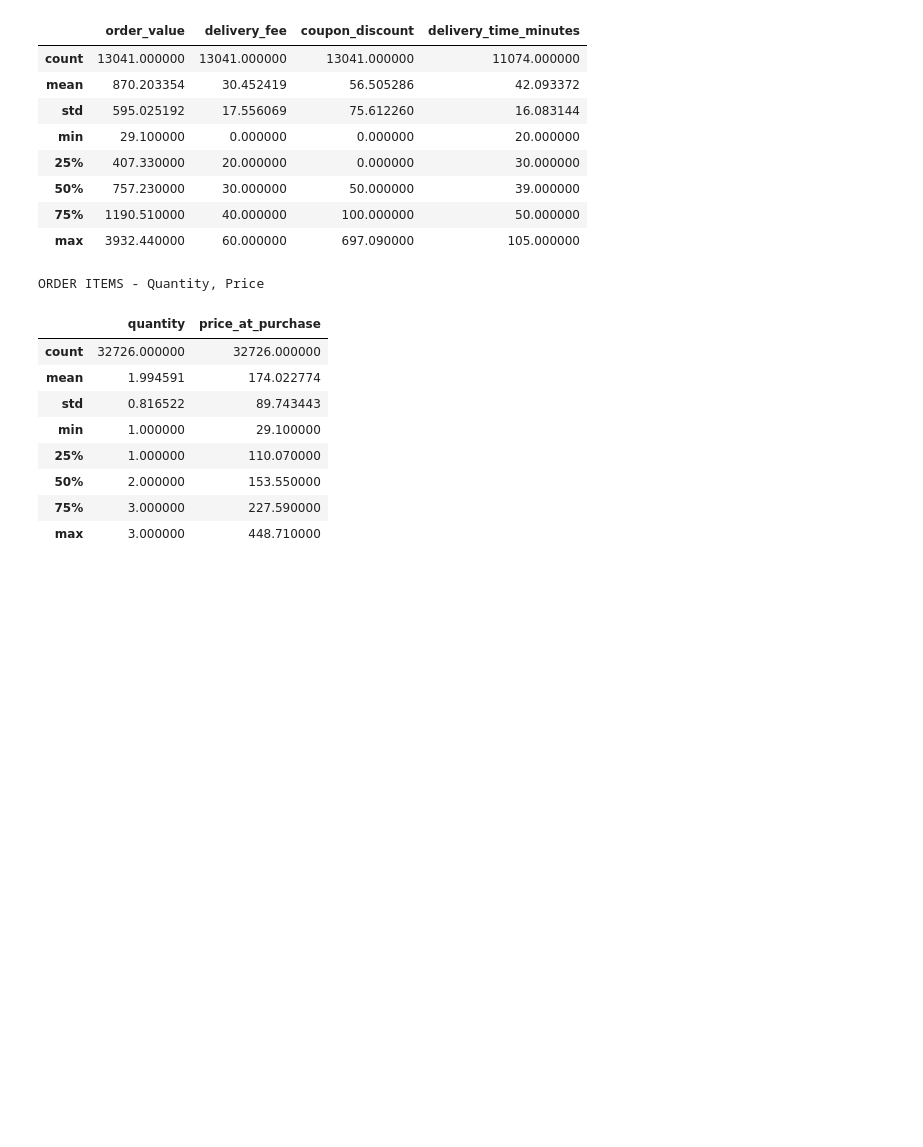
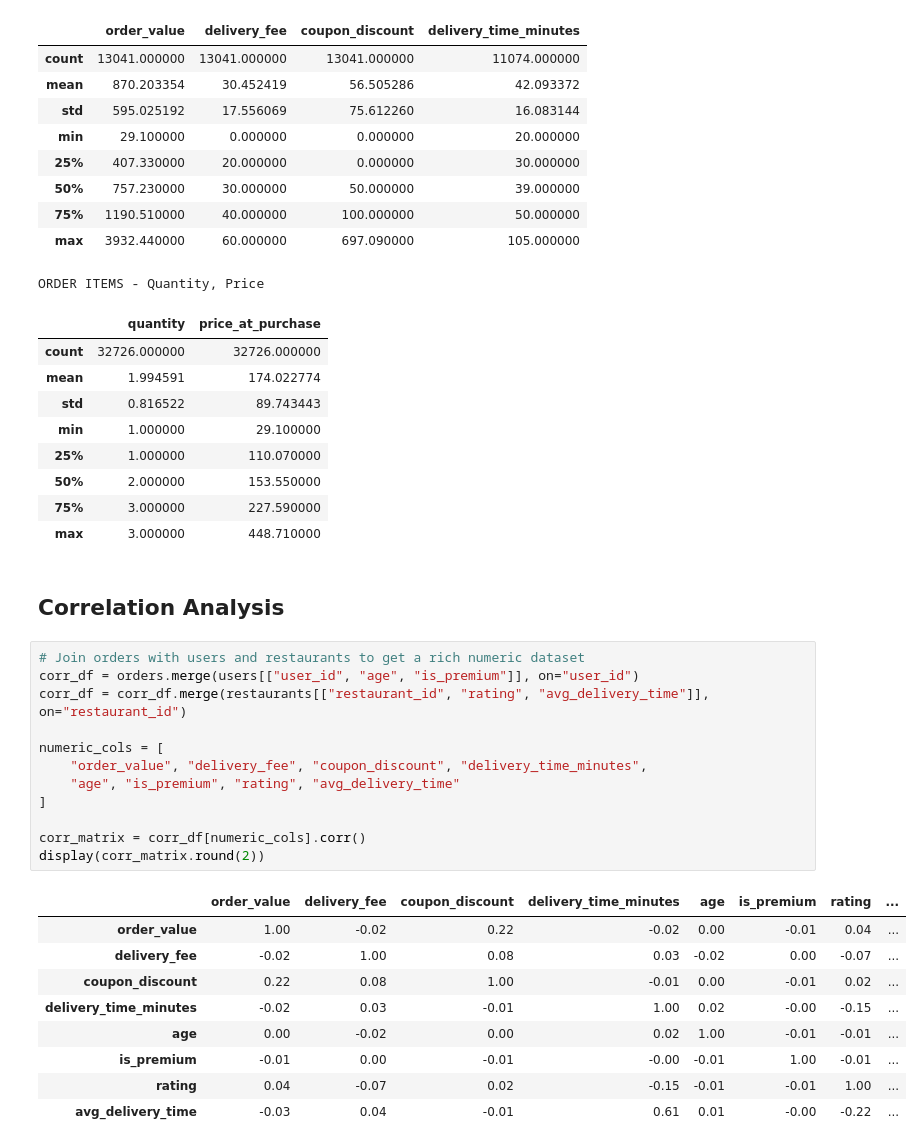
Before and after one commit to Monik17/zomato-funnel-analytics, a Jupyter notebook: notebooks/eda.ipynb, the cells around one changed output. Cells and saved outputs as stored; diff of their text form; blank space fills up the shorter version.

```diff
--- a/notebooks/eda.ipynb
+++ b/notebooks/eda.ipynb
@@ -651,3 +651,27 @@ ORDER ITEMS - Quantity, Price
 | 50% | 2.000000 | 153.550000 |
 | 75% | 3.000000 | 227.590000 |
 | max | 3.000000 | 448.710000 |
+# %% [markdown]
+## Correlation Analysis
+# %%
+# Join orders with users and restaurants to get a rich numeric dataset
+corr_df = orders.merge(users[["user_id", "age", "is_premium"]], on="user_id")
+corr_df = corr_df.merge(restaurants[["restaurant_id", "rating", "avg_delivery_time"]], on="restaurant_id")
+
+numeric_cols = [
+    "order_value", "delivery_fee", "coupon_discount", "delivery_time_minutes",
+    "age", "is_premium", "rating", "avg_delivery_time"
+]
+
+corr_matrix = corr_df[numeric_cols].corr()
+display(corr_matrix.round(2))
+# %% [output]
+|  | order_value | delivery_fee | coupon_discount | delivery_time_minutes | age | is_premium | rating | ... |
+| order_value | 1.00 | -0.02 | 0.22 | -0.02 | 0.00 | -0.01 | 0.04 | ... |
+| delivery_fee | -0.02 | 1.00 | 0.08 | 0.03 | -0.02 | 0.00 | -0.07 | ... |
+| coupon_discount | 0.22 | 0.08 | 1.00 | -0.01 | 0.00 | -0.01 | 0.02 | ... |
+| delivery_time_minutes | -0.02 | 0.03 | -0.01 | 1.00 | 0.02 | -0.00 | -0.15 | ... |
+| age | 0.00 | -0.02 | 0.00 | 0.02 | 1.00 | -0.01 | -0.01 | ... |
+| is_premium | -0.01 | 0.00 | -0.01 | -0.00 | -0.01 | 1.00 | -0.01 | ... |
+| rating | 0.04 | -0.07 | 0.02 | -0.15 | -0.01 | -0.01 | 1.00 | ... |
+| avg_delivery_time | -0.03 | 0.04 | -0.01 | 0.61 | 0.01 | -0.00 | -0.22 | ... |
```
Also changed, not shown: parts of 1 cell of this notebook.
